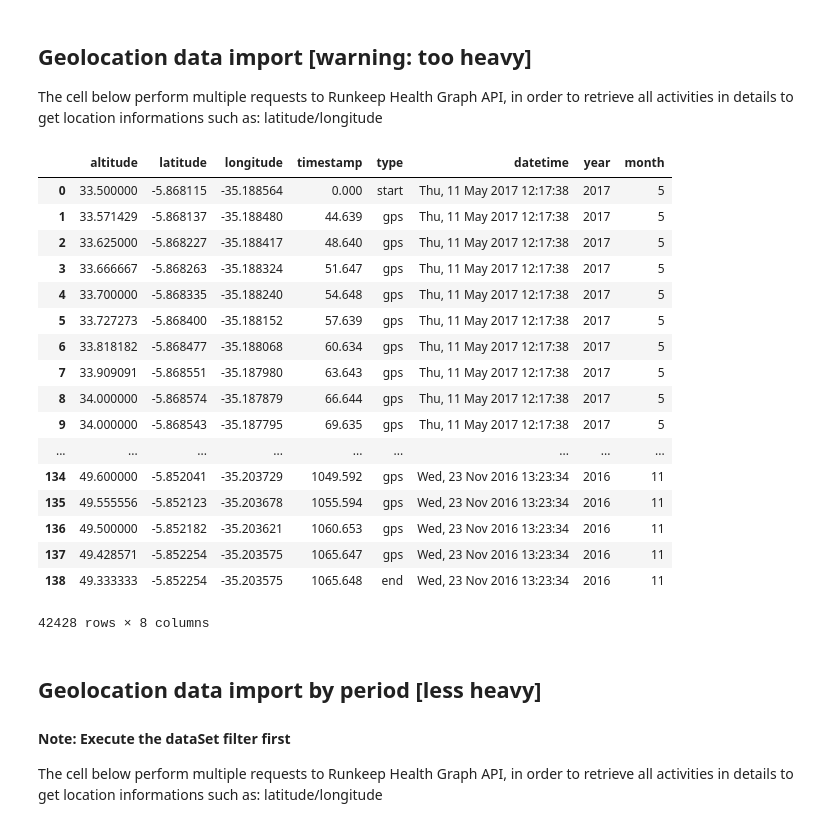
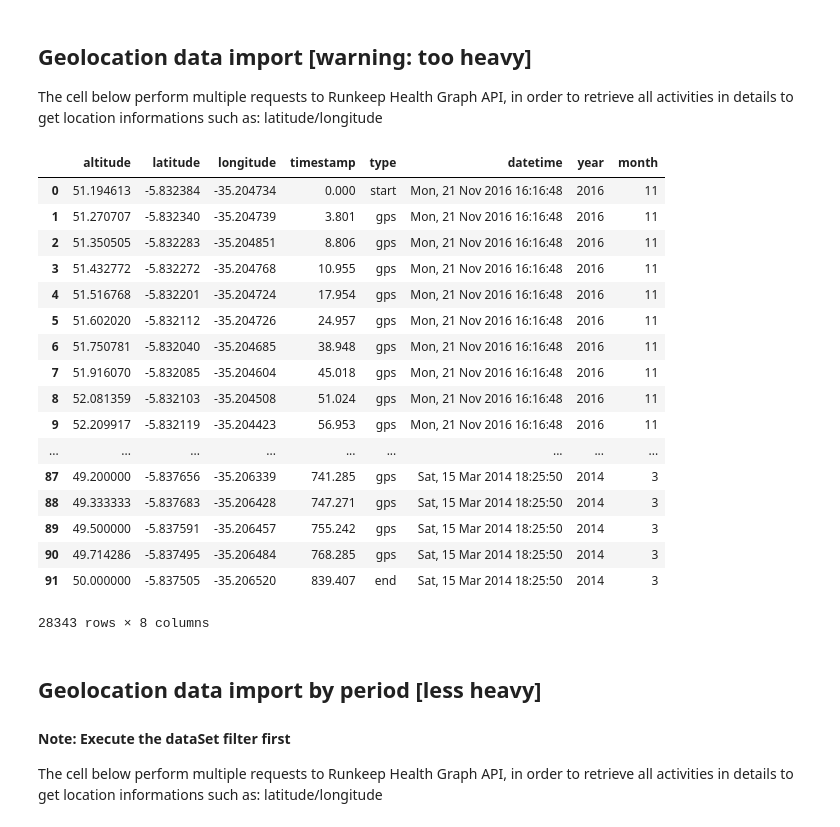
Before and after one commit to igorabrandao/cycling-wind-resistance, a Jupyter notebook: data-importing.ipynb, the cells around one changed output. Drawn from its saved outputs; the diff is of its cells as text; code cells hidden in the pictures.

```diff
--- a/data-importing.ipynb
+++ b/data-importing.ipynb
@@ -244,52 +244,52 @@ from itertools import islice
 base_URI = "http://api.runkeeper.com"
 
 # Loop parameters
-start = 399
-stop = 498
+start = 499
+stop = 585
 step = 1
 
 # Run through all activites
 for idx, row in islice(data_with_period.iterrows(), start, stop, step):
     # Final activity URI
     activity_url = base_URI + row['uri'] + "?access_token=" + ACCESS_TOKEN
 
     # Receive the results from API
     activity_content = requests.get(activity_url).json()
 
     # Perform a conversion from JSON to Data Frame
     if 'path' in activity_content:
         activity_df = json_normalize(activity_content['path'])
         activity_df['datetime'] = row['start_time']
         activity_df['year'] = row['year']
         activity_df['month'] = row['month_index']
     elif 'limit' in activity_content:
         # Reach the API limit (need to wait)
         print('The API reached the 15 minutes limit')
         break
 
     # Add the activity path data to geolocation
     geolocation_data = pd.concat([geolocation_data, activity_df])
 
 geolocation_data
 # %% [output]
 |  | altitude | latitude | longitude | timestamp | type | datetime | year | month |
-| 0 | 33.500000 | -5.868115 | -35.188564 | 0.000 | start | Thu, 11 May 2017 12:17:38 | 2017 | 5 |
-| 1 | 33.571429 | -5.868137 | -35.188480 | 44.639 | gps | Thu, 11 May 2017 12:17:38 | 2017 | 5 |
-| 2 | 33.625000 | -5.868227 | -35.188417 | 48.640 | gps | Thu, 11 May 2017 12:17:38 | 2017 | 5 |
-| 3 | 33.666667 | -5.868263 | -35.188324 | 51.647 | gps | Thu, 11 May 2017 12:17:38 | 2017 | 5 |
-| 4 | 33.700000 | -5.868335 | -35.188240 | 54.648 | gps | Thu, 11 May 2017 12:17:38 | 2017 | 5 |
-| 5 | 33.727273 | -5.868400 | -35.188152 | 57.639 | gps | Thu, 11 May 2017 12:17:38 | 2017 | 5 |
-| 6 | 33.818182 | -5.868477 | -35.188068 | 60.634 | gps | Thu, 11 May 2017 12:17:38 | 2017 | 5 |
-| 7 | 33.909091 | -5.868551 | -35.187980 | 63.643 | gps | Thu, 11 May 2017 12:17:38 | 2017 | 5 |
-| 8 | 34.000000 | -5.868574 | -35.187879 | 66.644 | gps | Thu, 11 May 2017 12:17:38 | 2017 | 5 |
-| 9 | 34.000000 | -5.868543 | -35.187795 | 69.635 | gps | Thu, 11 May 2017 12:17:38 | 2017 | 5 |
+| 0 | 51.194613 | -5.832384 | -35.204734 | 0.000 | start | Mon, 21 Nov 2016 16:16:48 | 2016 | 11 |
+| 1 | 51.270707 | -5.832340 | -35.204739 | 3.801 | gps | Mon, 21 Nov 2016 16:16:48 | 2016 | 11 |
+| 2 | 51.350505 | -5.832283 | -35.204851 | 8.806 | gps | Mon, 21 Nov 2016 16:16:48 | 2016 | 11 |
+| 3 | 51.432772 | -5.832272 | -35.204768 | 10.955 | gps | Mon, 21 Nov 2016 16:16:48 | 2016 | 11 |
+| 4 | 51.516768 | -5.832201 | -35.204724 | 17.954 | gps | Mon, 21 Nov 2016 16:16:48 | 2016 | 11 |
+| 5 | 51.602020 | -5.832112 | -35.204726 | 24.957 | gps | Mon, 21 Nov 2016 16:16:48 | 2016 | 11 |
+| 6 | 51.750781 | -5.832040 | -35.204685 | 38.948 | gps | Mon, 21 Nov 2016 16:16:48 | 2016 | 11 |
+| 7 | 51.916070 | -5.832085 | -35.204604 | 45.018 | gps | Mon, 21 Nov 2016 16:16:48 | 2016 | 11 |
+| 8 | 52.081359 | -5.832103 | -35.204508 | 51.024 | gps | Mon, 21 Nov 2016 16:16:48 | 2016 | 11 |
+| 9 | 52.209917 | -5.832119 | -35.204423 | 56.953 | gps | Mon, 21 Nov 2016 16:16:48 | 2016 | 11 |
 | ... | ... | ... | ... | ... | ... | ... | ... | ... |
-| 134 | 49.600000 | -5.852041 | -35.203729 | 1049.592 | gps | Wed, 23 Nov 2016 13:23:34 | 2016 | 11 |
-| 135 | 49.555556 | -5.852123 | -35.203678 | 1055.594 | gps | Wed, 23 Nov 2016 13:23:34 | 2016 | 11 |
-| 136 | 49.500000 | -5.852182 | -35.203621 | 1060.653 | gps | Wed, 23 Nov 2016 13:23:34 | 2016 | 11 |
-| 137 | 49.428571 | -5.852254 | -35.203575 | 1065.647 | gps | Wed, 23 Nov 2016 13:23:34 | 2016 | 11 |
-| 138 | 49.333333 | -5.852254 | -35.203575 | 1065.648 | end | Wed, 23 Nov 2016 13:23:34 | 2016 | 11 |
+| 87 | 49.200000 | -5.837656 | -35.206339 | 741.285 | gps | Sat, 15 Mar 2014 18:25:50 | 2014 | 3 |
+| 88 | 49.333333 | -5.837683 | -35.206428 | 747.271 | gps | Sat, 15 Mar 2014 18:25:50 | 2014 | 3 |
+| 89 | 49.500000 | -5.837591 | -35.206457 | 755.242 | gps | Sat, 15 Mar 2014 18:25:50 | 2014 | 3 |
+| 90 | 49.714286 | -5.837495 | -35.206484 | 768.285 | gps | Sat, 15 Mar 2014 18:25:50 | 2014 | 3 |
+| 91 | 50.000000 | -5.837505 | -35.206520 | 839.407 | end | Sat, 15 Mar 2014 18:25:50 | 2014 | 3 |
-42428 rows × 8 columns
+28343 rows × 8 columns
 # %% [markdown]
 ## Geolocation data import by period [less heavy]
 
```
Also changed, not shown: parts of 1 cell of this notebook, 1 other file.
